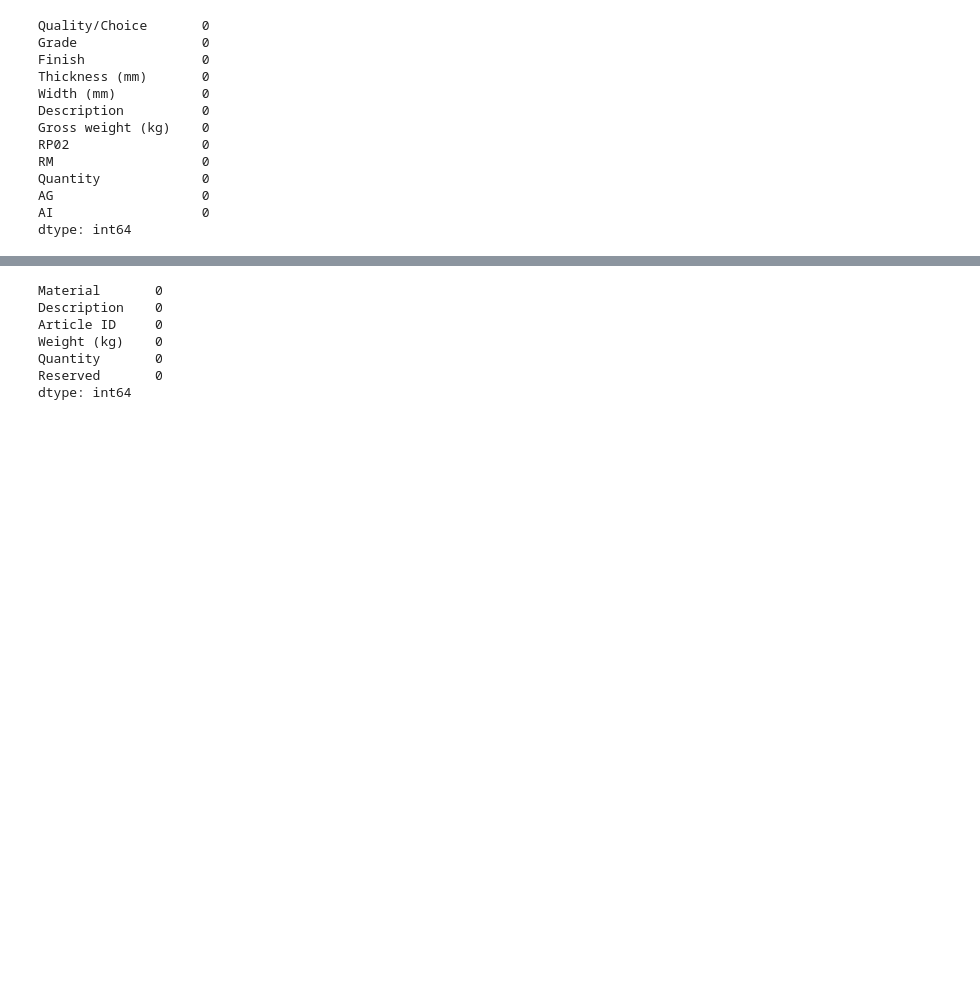
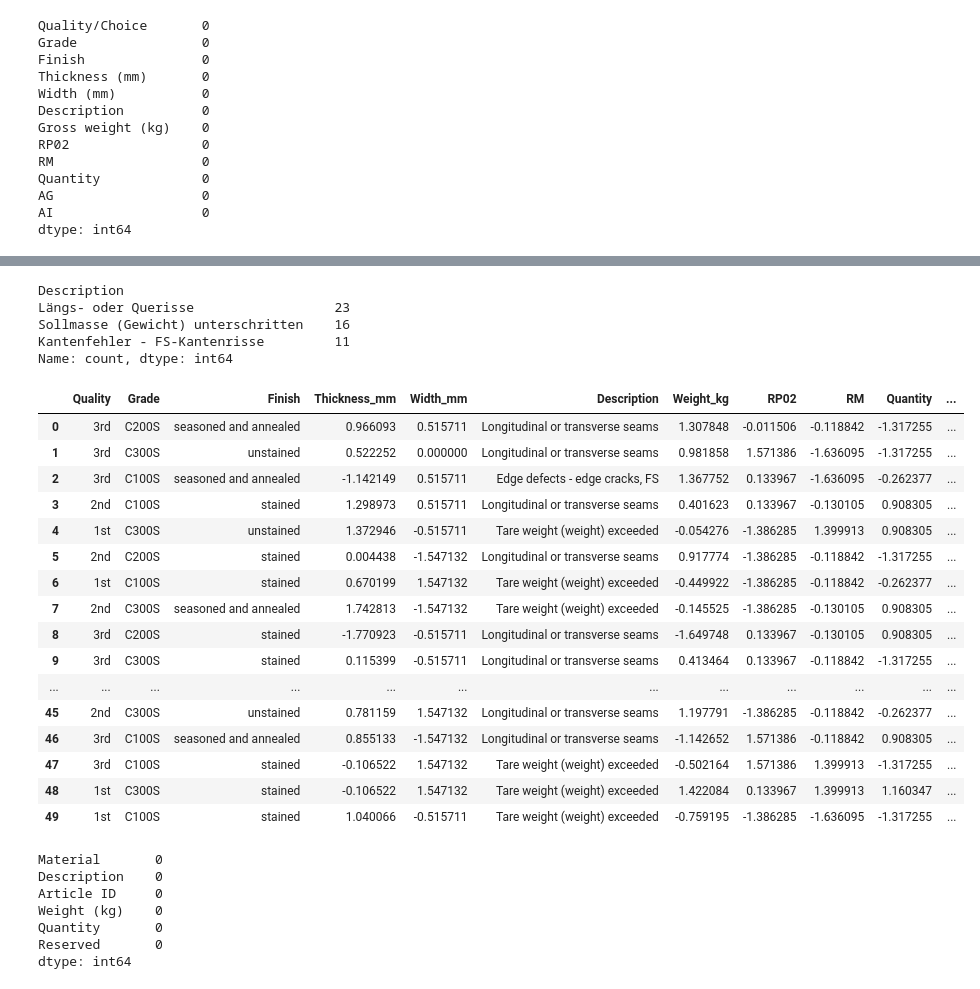
Before and after one commit to kartikeya1234/Vanilla-Steel-Case-Assignment, a Jupyter notebook: task_A.ipynb, the cells around one changed output, grey strips where cells are left out. Saved outputs shown, nothing was run; the diff lists cells and outputs as text; code cells hidden in the pictures; blank space fills up the shorter version.

```diff
--- a/task_A.ipynb
+++ b/task_A.ipynb
@@ -80 +92,48 @@ supplier_data_1
+# %%
+# Checking the frequency of each unique value in the 'Description' column
+
+supplier_data_1['Description'].value_counts()
+# %% [output]
+Description
+Längs- oder Querisse                  23
+Sollmasse (Gewicht) unterschritten    16
+Kantenfehler - FS-Kantenrisse         11
+Name: count, dtype: int64
+# %%
+# Mappings for translations from German to English for supplier_data_1 columns description and finish
+
+description_mapping_supplier_1_data = {
+    "Längs- oder Querisse": "Longitudinal or transverse seams",
+    "Sollmasse (Gewicht) unterschritten": "Tare weight (weight) exceeded",
+    "Kantenfehler - FS-Kantenrisse": "Edge defects - edge cracks, FS"
+}
+
+finish_mapping_supplier_1_data = {
+    "gebeizt und geglüht": "seasoned and annealed",
+    "gebeizt": "stained",
+    "ungebeizt": "unstained"
+}
+# %%
+supplier_data_1['Description'] = supplier_data_1['Description'].apply(lambda x: description_mapping_supplier_1_data.get(x, x))
+supplier_data_1['Finish'] = supplier_data_1['Finish'].apply(lambda x: finish_mapping_supplier_1_data.get(x, x))
+# %%
+supplier_data_1
+# %% [output]
+|  | Quality | Grade | Finish | Thickness_mm | Width_mm | Description | Weight_kg | RP02 | RM | Quantity | ... |
+| 0 | 3rd | C200S | seasoned and annealed | 0.966093 | 0.515711 | Longitudinal or transverse seams | 1.307848 | -0.011506 | -0.118842 | -1.317255 | ... |
+| 1 | 3rd | C300S | unstained | 0.522252 | 0.000000 | Longitudinal or transverse seams | 0.981858 | 1.571386 | -1.636095 | -1.317255 | ... |
+| 2 | 3rd | C100S | seasoned and annealed | -1.142149 | 0.515711 | Edge defects - edge cracks, FS | 1.367752 | 0.133967 | -1.636095 | -0.262377 | ... |
+| 3 | 2nd | C100S | stained | 1.298973 | 0.515711 | Longitudinal or transverse seams | 0.401623 | 0.133967 | -0.130105 | 0.908305 | ... |
+| 4 | 1st | C300S | unstained | 1.372946 | -0.515711 | Tare weight (weight) exceeded | -0.054276 | -1.386285 | 1.399913 | 0.908305 | ... |
+| 5 | 2nd | C200S | stained | 0.004438 | -1.547132 | Longitudinal or transverse seams | 0.917774 | -1.386285 | -0.118842 | -1.317255 | ... |
+| 6 | 1st | C100S | stained | 0.670199 | 1.547132 | Tare weight (weight) exceeded | -0.449922 | -1.386285 | -0.118842 | -0.262377 | ... |
+| 7 | 2nd | C300S | seasoned and annealed | 1.742813 | -1.547132 | Tare weight (weight) exceeded | -0.145525 | -1.386285 | -0.130105 | 0.908305 | ... |
+| 8 | 3rd | C200S | stained | -1.770923 | -0.515711 | Longitudinal or transverse seams | -1.649748 | 0.133967 | -0.130105 | 0.908305 | ... |
+| 9 | 3rd | C300S | stained | 0.115399 | -0.515711 | Longitudinal or transverse seams | 0.413464 | 0.133967 | -0.118842 | -1.317255 | ... |
+| ... | ... | ... | ... | ... | ... | ... | ... | ... | ... | ... | ... |
+| 45 | 2nd | C300S | unstained | 0.781159 | 1.547132 | Longitudinal or transverse seams | 1.197791 | -1.386285 | -0.118842 | -0.262377 | ... |
+| 46 | 3rd | C100S | seasoned and annealed | 0.855133 | -1.547132 | Longitudinal or transverse seams | -1.142652 | 1.571386 | -0.118842 | 0.908305 | ... |
+| 47 | 3rd | C100S | stained | -0.106522 | 1.547132 | Tare weight (weight) exceeded | -0.502164 | 1.571386 | 1.399913 | -1.317255 | ... |
+| 48 | 1st | C300S | stained | -0.106522 | 1.547132 | Tare weight (weight) exceeded | 1.422084 | 0.133967 | 1.399913 | 1.160347 | ... |
+| 49 | 1st | C100S | stained | 1.040066 | -0.515711 | Tare weight (weight) exceeded | -0.759195 | -1.386285 | -1.636095 | -1.317255 | ... |
 # %%
```
Also changed, not shown: parts of 19 cells of this notebook.
